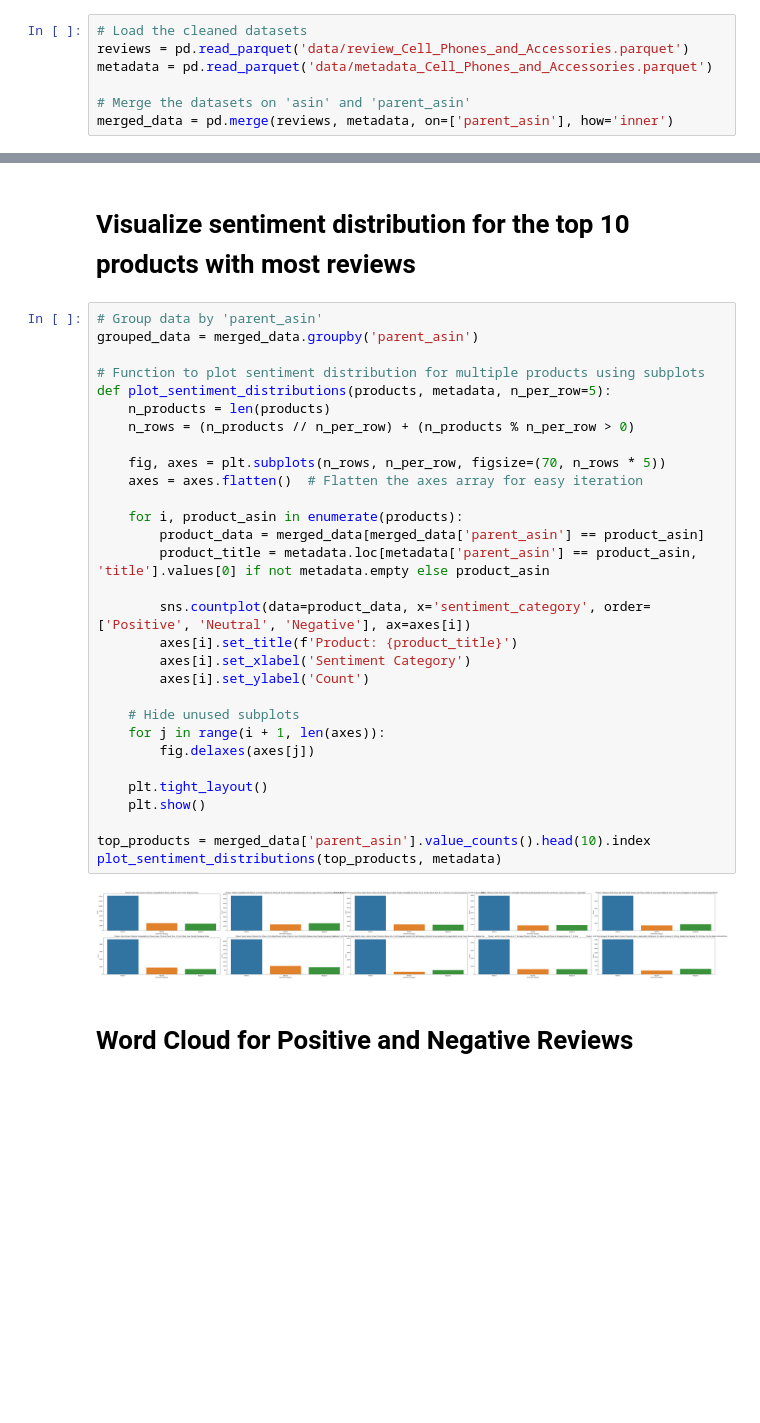
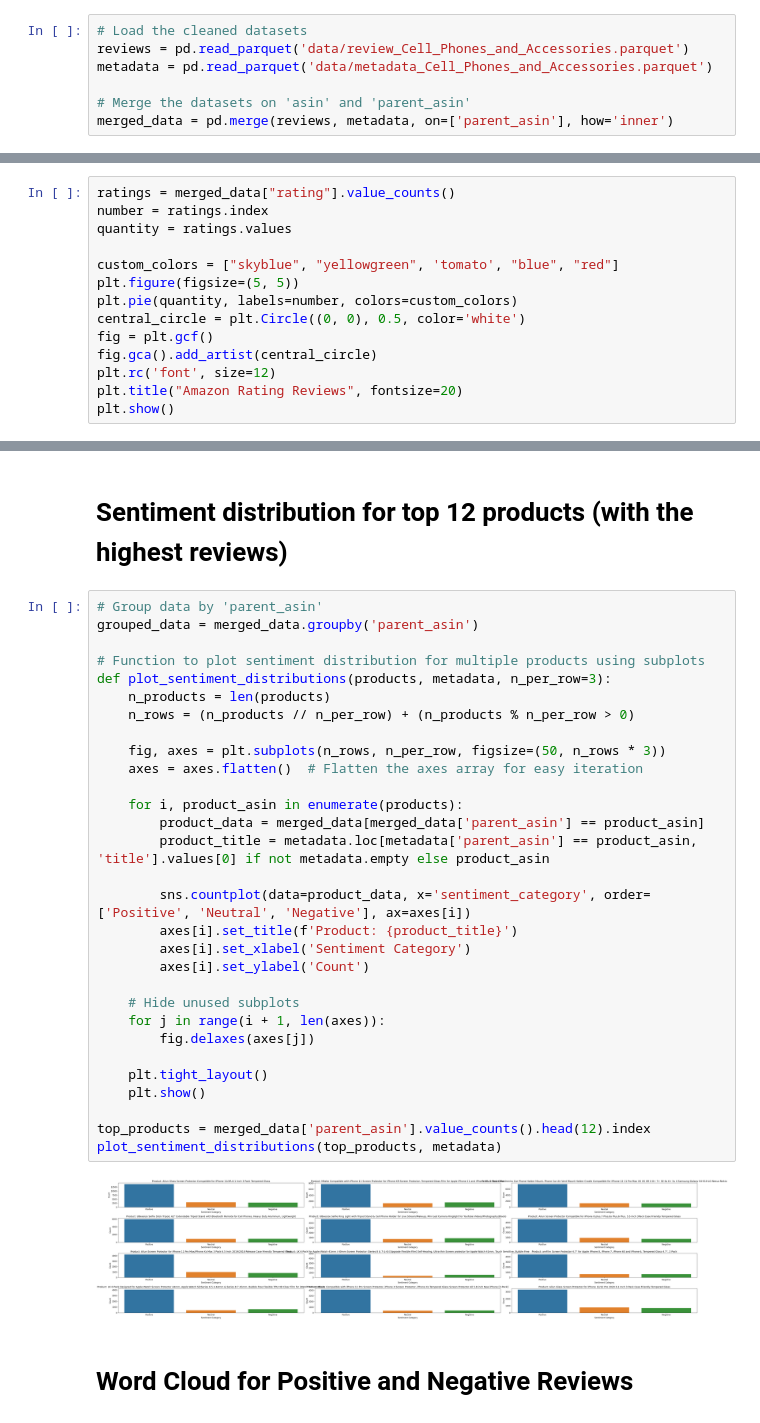
Before and after one commit to maciejkar/Amazon-Product-Improvement, a Jupyter notebook: sentiment analysis.ipynb, the cells around one changed output, grey strips where cells are left out. Cells and saved outputs as stored; diff of their text form; blank space fills up the shorter version.

```diff
--- a/sentiment analysis.ipynb
+++ b/sentiment analysis.ipynb
@@ -23,0 +48,14 @@ merged_data = pd.merge(reviews, metadata, on=['parent_asin'], how='inner')
+# %%
+ratings = merged_data["rating"].value_counts()
+number = ratings.index
+quantity = ratings.values
+
+custom_colors = ["skyblue", "yellowgreen", 'tomato', "blue", "red"]
+plt.figure(figsize=(5, 5))
+plt.pie(quantity, labels=number, colors=custom_colors)
+central_circle = plt.Circle((0, 0), 0.5, color='white')
+fig = plt.gcf()
+fig.gca().add_artist(central_circle)
+plt.rc('font', size=12)
+plt.title("Amazon Rating Reviews", fontsize=20)
+plt.show()
@@ -52,37 +94,37 @@ plt.show()
 # %% [markdown]
-# Visualize sentiment distribution for the top 10 products with most reviews
+# Sentiment distribution for top 12 products (with the highest reviews)
 # %%
 # Group data by 'parent_asin'
 grouped_data = merged_data.groupby('parent_asin')
 
 # Function to plot sentiment distribution for multiple products using subplots
-def plot_sentiment_distributions(products, metadata, n_per_row=5):
+def plot_sentiment_distributions(products, metadata, n_per_row=3):
     n_products = len(products)
     n_rows = (n_products // n_per_row) + (n_products % n_per_row > 0)
 
-    fig, axes = plt.subplots(n_rows, n_per_row, figsize=(70, n_rows * 5))
+    fig, axes = plt.subplots(n_rows, n_per_row, figsize=(50, n_rows * 3))
     axes = axes.flatten()  # Flatten the axes array for easy iteration
 
     for i, product_asin in enumerate(products):
         product_data = merged_data[merged_data['parent_asin'] == product_asin]
         product_title = metadata.loc[metadata['parent_asin'] == product_asin, 'title'].values[0] if not metadata.empty else product_asin
 
         sns.countplot(data=product_data, x='sentiment_category', order=['Positive', 'Neutral', 'Negative'], ax=axes[i])
         axes[i].set_title(f'Product: {product_title}')
         axes[i].set_xlabel('Sentiment Category')
         axes[i].set_ylabel('Count')
 
     # Hide unused subplots
     for j in range(i + 1, len(axes)):
         fig.delaxes(axes[j])
 
     plt.tight_layout()
     plt.show()
 
-top_products = merged_data['parent_asin'].value_counts().head(10).index
+top_products = merged_data['parent_asin'].value_counts().head(12).index
 plot_sentiment_distributions(top_products, metadata)
 # %% [output]
-[figure, old version]
+[figure, new version]
 # %% [markdown]
 # Word Cloud for Positive and Negative Reviews
 # %%
```
Also changed, not shown: parts of 14 cells of this notebook.
